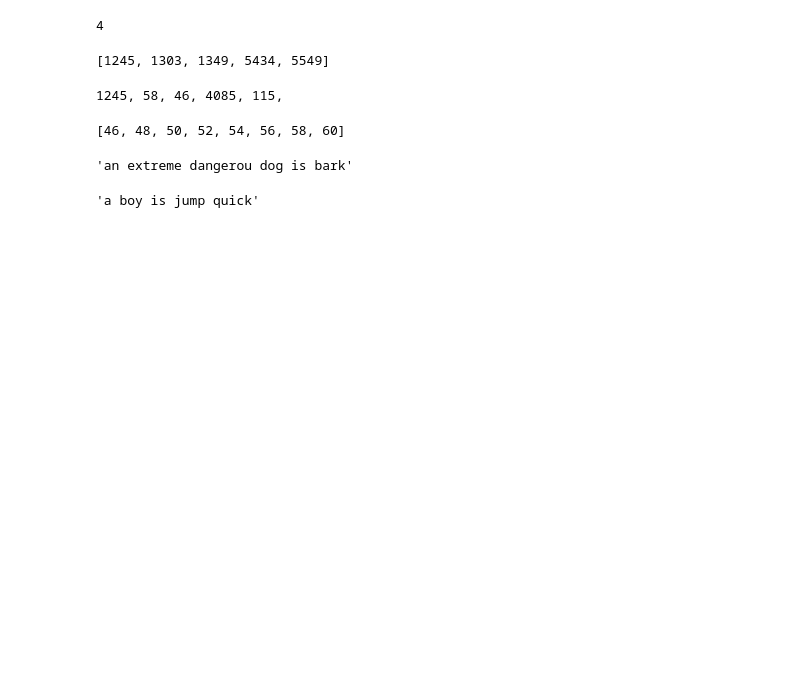
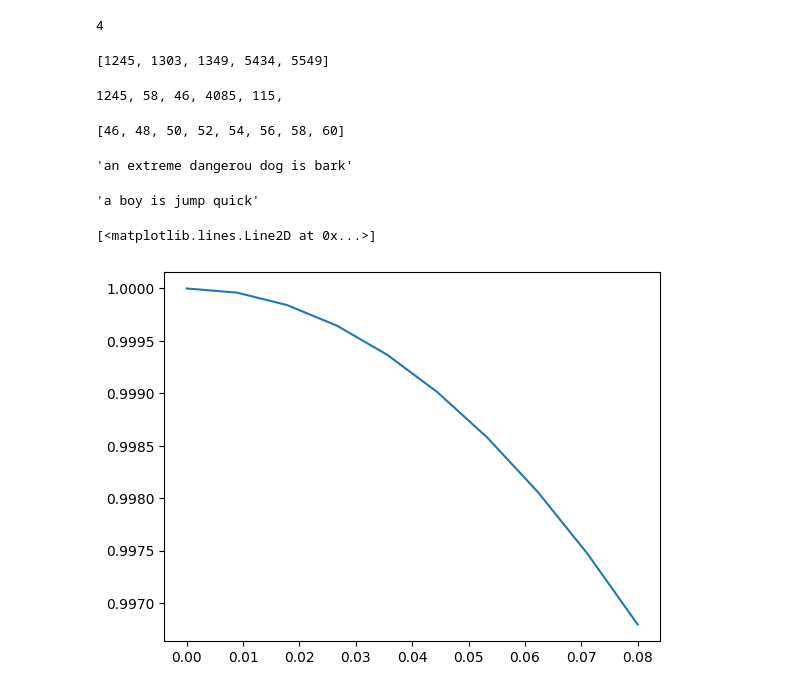
Before and after one commit to IkeKobby/HackerR, a Jupyter notebook: HackerRank_Interview.ipynb, the cells around one changed output. Cells and saved outputs as stored; diff of their text form; code cells hidden in the pictures; blank space fills up the shorter version.

```diff
--- a/HackerRank_Interview.ipynb
+++ b/HackerRank_Interview.ipynb
@@ -737,3 +736,19 @@ stemmer("an extremely dangerous dog is barking")
 stemmer("a boy is jumping quickly")
 # %% [output]
 'a boy is jump quick'
+# %%
+# check the shape of y = math.sqrt(1 - x**2)
+import math, random
+import numpy as np
+def circle(x):
+    return [math.sqrt(1 - i**2) for i in x]
+
+x = np.linspace(0, .08, 10)
+y = circle(x)
+# %%
+import matplotlib.pyplot as plt
+
+plt.plot(x, y)
+# %% [output]
+[<matplotlib.lines.Line2D at 0x...>]
+[figure, added]
```
Also changed, not shown: parts of 2 cells of this notebook.
